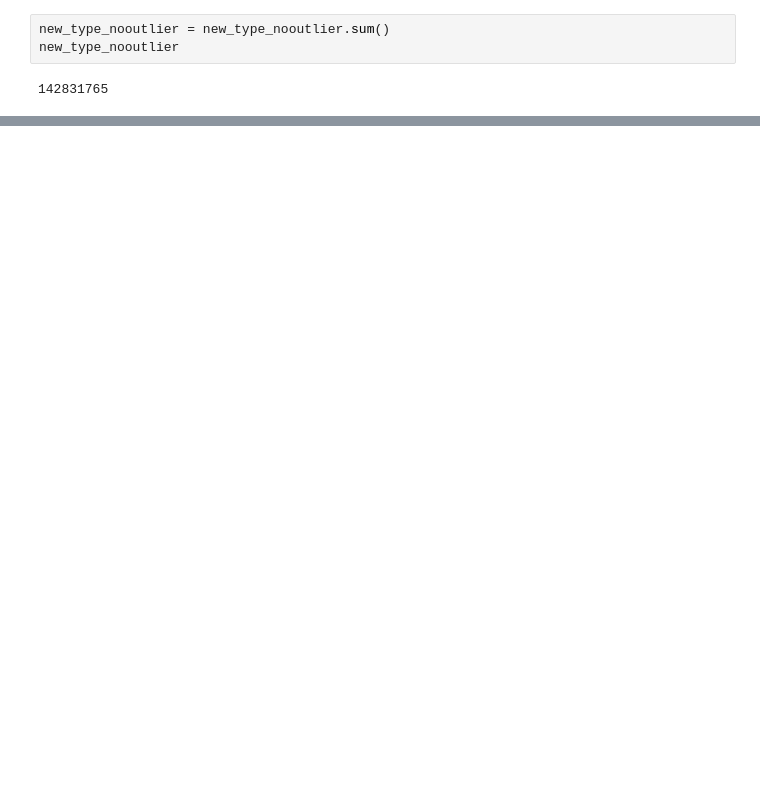
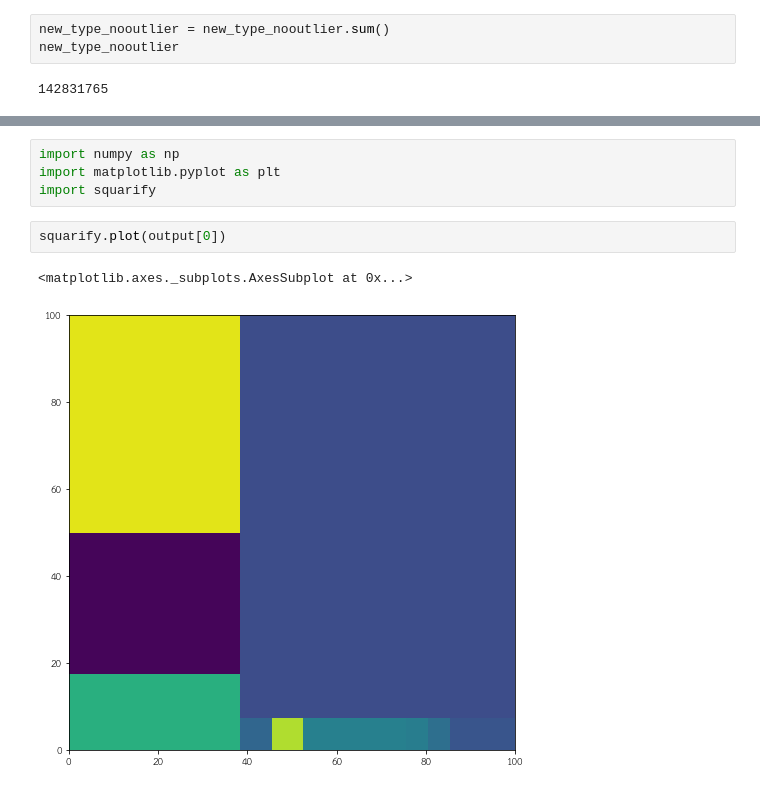
Before and after one commit to dinsor17/data_viz, a Jupyter notebook: Visualize_Data_Comparison.ipynb, the cells around one changed output, grey strips where cells are left out. Saved outputs shown, nothing was run; the diff lists cells and outputs as text; blank space fills up the shorter version.

```diff
--- a/Visualize_Data_Comparison.ipynb
+++ b/Visualize_Data_Comparison.ipynb
@@ -407,0 +438,9 @@ new_type_nooutlier
+# %%
+import numpy as np
+import matplotlib.pyplot as plt
+import squarify
+# %%
+squarify.plot(output[0])
+# %% [output]
+<matplotlib.axes._subplots.AxesSubplot at 0x...>
+[figure, added]
```
Also changed, not shown: parts of 17 cells of this notebook.
